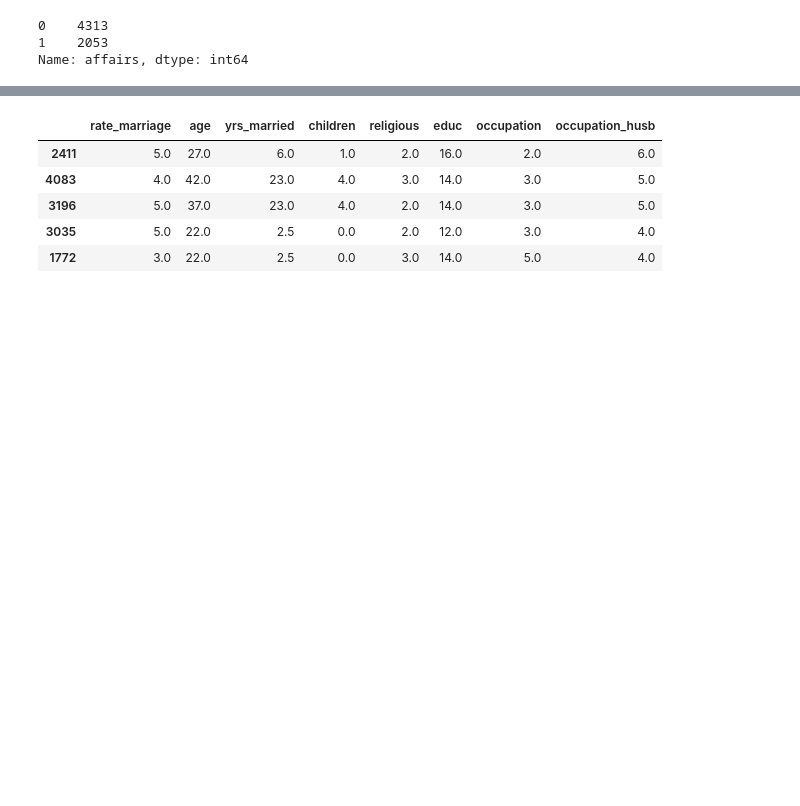
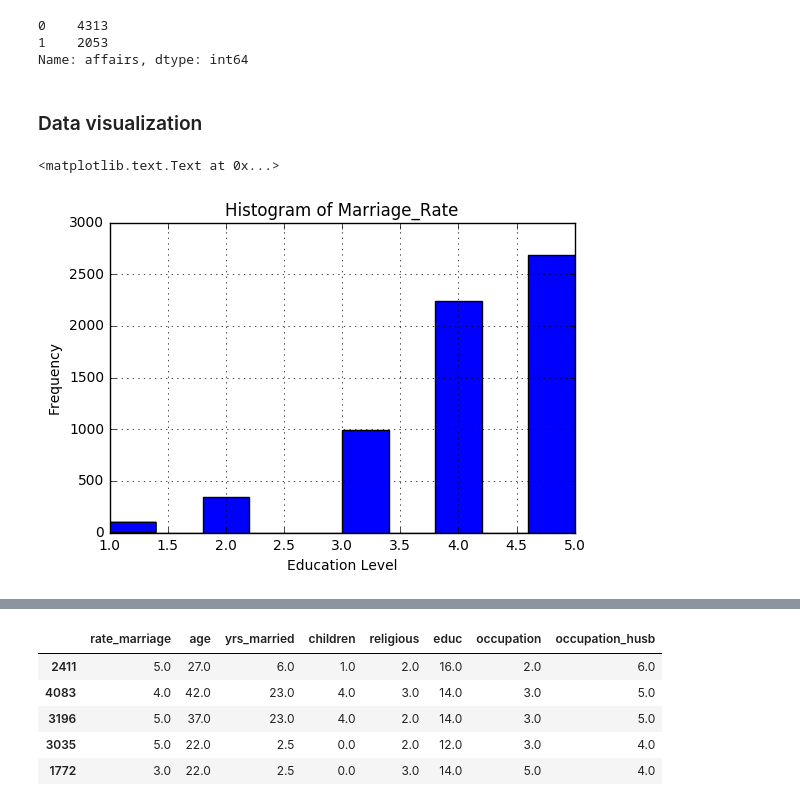
Before and after one commit to Zhenxingzhang/py2ml, a Jupyter notebook: notebooks/LR_Example_Affairs_Detection.ipynb, the cells around one changed output, grey strips where cells are left out. Drawn from its saved outputs; the diff is of its cells as text; code cells hidden in the pictures; blank space fills up the shorter version.

Commit message:
update LR_example_Affairs

```diff
--- a/notebooks/LR_Example_Affairs_Detection.ipynb
+++ b/notebooks/LR_Example_Affairs_Detection.ipynb
@@ -10,6 +15,7 @@ from sklearn.svm import SVC
 # %%
 # load dataset
 affair_data = sm.datasets.fair.load_pandas().data
+affair_data['affairs_boolean'] = (affair_data['affairs']>0.5)
 affair_data.head(5)
 # %% [output]
 |  | rate_marriage | age | yrs_married | children | religious | educ | occupation | occupation_husb | ... |
@@ -27,3 +33,17 @@ labels.value_counts()
 0    4313
 1    2053
 Name: affairs, dtype: int64
+# %% [markdown]
+### Data visualization
+# %%
+# show plots in the notebook
+%matplotlib inline
+
+# histogram of education
+affair_data['rate_marriage'].hist()
+plt.title('Histogram of Marriage_Rate')
+plt.xlabel('Education Level')
+plt.ylabel('Frequency')
+# %% [output]
+<matplotlib.text.Text at 0x...>
+[figure, added]
```
Also changed, not shown: parts of 8 cells of this notebook.
